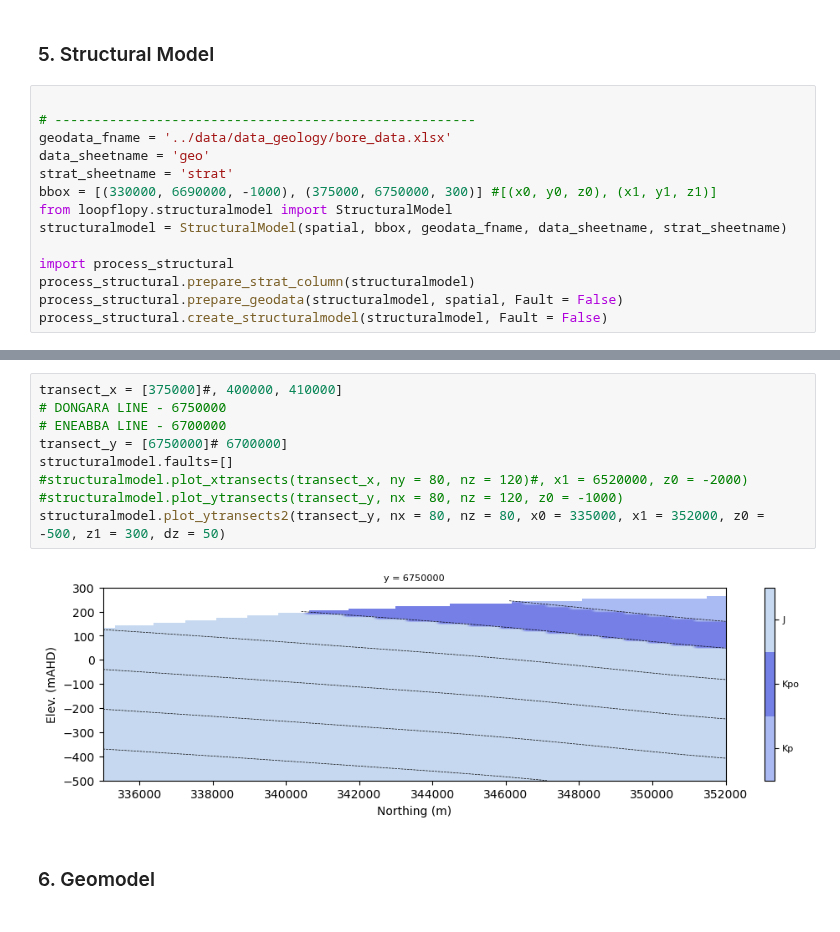
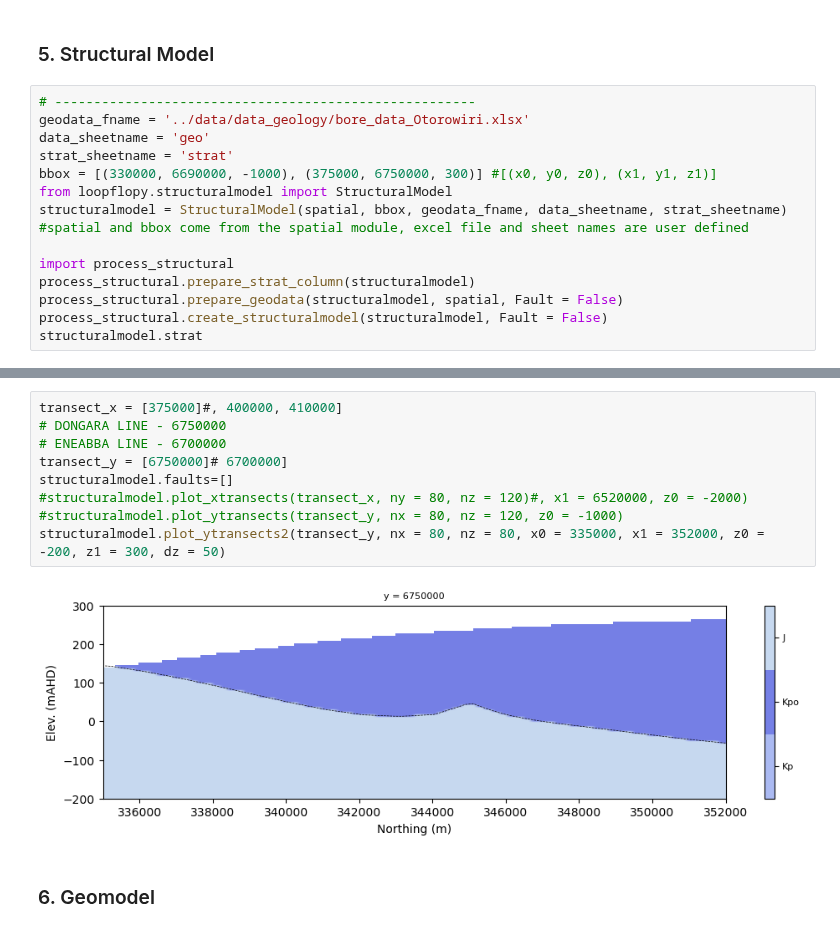
Before and after one commit to malvina-chmielarski/Otorowiri, a Jupyter notebook: scripts/Otorowiri_main.ipynb, the cells around one changed output, grey strips where cells are left out. Cells and saved outputs as stored; diff of their text form.

Commit message:
updates to DEM code and Otorowiri outcrop

```diff
--- a/scripts/Otorowiri_main.ipynb
+++ b/scripts/Otorowiri_main.ipynb
@@ -136,17 +140,17 @@ Group =  obs ['obsbores']
 # %% [markdown]
 ### 5. Structural Model
 # %%
-
 # ------------------------------------------------------
-geodata_fname = '../data/data_geology/bore_data.xlsx'
+geodata_fname = '../data/data_geology/bore_data_Otorowiri.xlsx'
 data_sheetname = 'geo'
 strat_sheetname = 'strat'
 bbox = [(330000, 6690000, -1000), (375000, 6750000, 300)] #[(x0, y0, z0), (x1, y1, z1)]
 from loopflopy.structuralmodel import StructuralModel
-structuralmodel = StructuralModel(spatial, bbox, geodata_fname, data_sheetname, strat_sheetname)
+structuralmodel = StructuralModel(spatial, bbox, geodata_fname, data_sheetname, strat_sheetname) #spatial and bbox come from the spatial module, excel file and sheet names are user defined
 
 import process_structural
 process_structural.prepare_strat_column(structuralmodel)
 process_structural.prepare_geodata(structuralmodel, spatial, Fault = False)
 process_structural.create_structuralmodel(structuralmodel, Fault = False)
+structuralmodel.strat
 # %% [output]
@@ -163,14 +160,14 @@ structuralmodel.strat
 # %%
 transect_x = [375000]#, 400000, 410000]
 # DONGARA LINE - 6750000
 # ENEABBA LINE - 6700000
 transect_y = [6750000]# 6700000]
 structuralmodel.faults=[]
 #structuralmodel.plot_xtransects(transect_x, ny = 80, nz = 120)#, x1 = 6520000, z0 = -2000)
 #structuralmodel.plot_ytransects(transect_y, nx = 80, nz = 120, z0 = -1000)
-structuralmodel.plot_ytransects2(transect_y, nx = 80, nz = 80, x0 = 335000, x1 = 352000, z0 = -500, z1 = 300, dz = 50)
+structuralmodel.plot_ytransects2(transect_y, nx = 80, nz = 80, x0 = 335000, x1 = 352000, z0 = -200, z1 = 300, dz = 50)
 # %% [output]
-[figure, old version]
+[figure, new version]
 # %% [markdown]
 ### 6. Geomodel
 # %%
```
Also changed, not shown: parts of 9 cells of this notebook, 4 other files.
